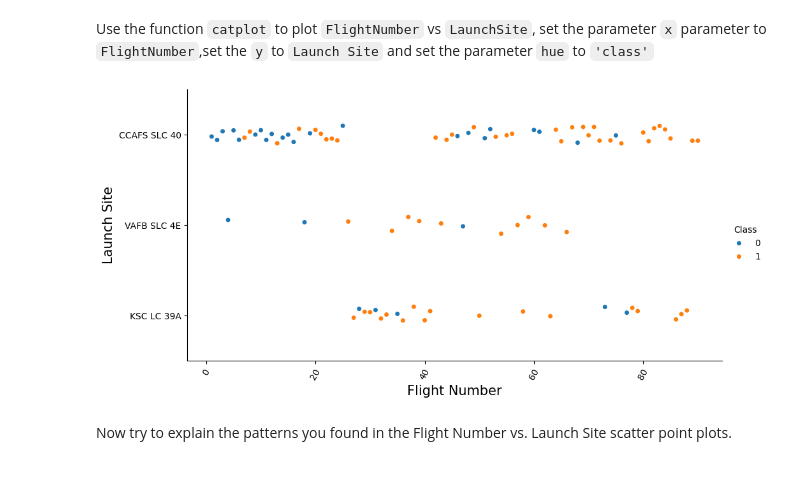
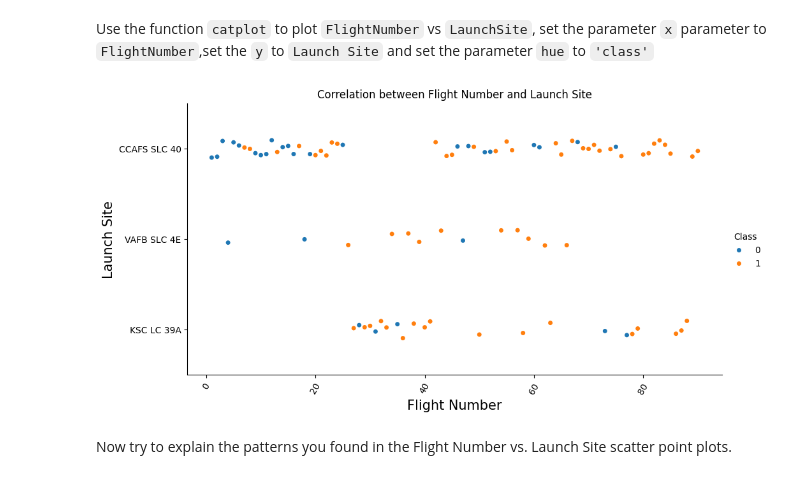
Before and after one commit to NalinMalla/SpaceX-Falcon9-Cost-Predictor, a Jupyter notebook: 2.2. EDA-dataviz.ipynb, the cells around one changed output. Saved outputs shown, nothing was run; the diff lists cells and outputs as text; code cells hidden in the pictures.

```diff
--- a/2.2. EDA-dataviz.ipynb
+++ b/2.2. EDA-dataviz.ipynb
@@ -87,12 +87,13 @@ Use the function <code>catplot</code> to plot <code>FlightNumber</code> vs <code
 # %%
 # Plot a scatter point chart with x axis to be Flight Number and y axis to be the launch site, and hue to be the class value
 sns.catplot(y="LaunchSite", x="FlightNumber", hue="Class", data=df, aspect= 2)  #aspect is aspect ration of figure
 plt.xlabel("Flight Number",fontsize=15)
 plt.ylabel("Launch Site",fontsize=15)
+plt.title("Correlation between Flight Number and Launch Site")
 plt.xticks(rotation=60)
 plt.show()
 # %% [output]
-[figure, old version]
+[figure, new version]
 # %% [markdown]
 Now try to explain the patterns you found in the Flight Number vs. Launch Site scatter point plots.
 # %% [markdown]
```
Also changed, not shown: parts of 17 cells of this notebook, 9 other files.
